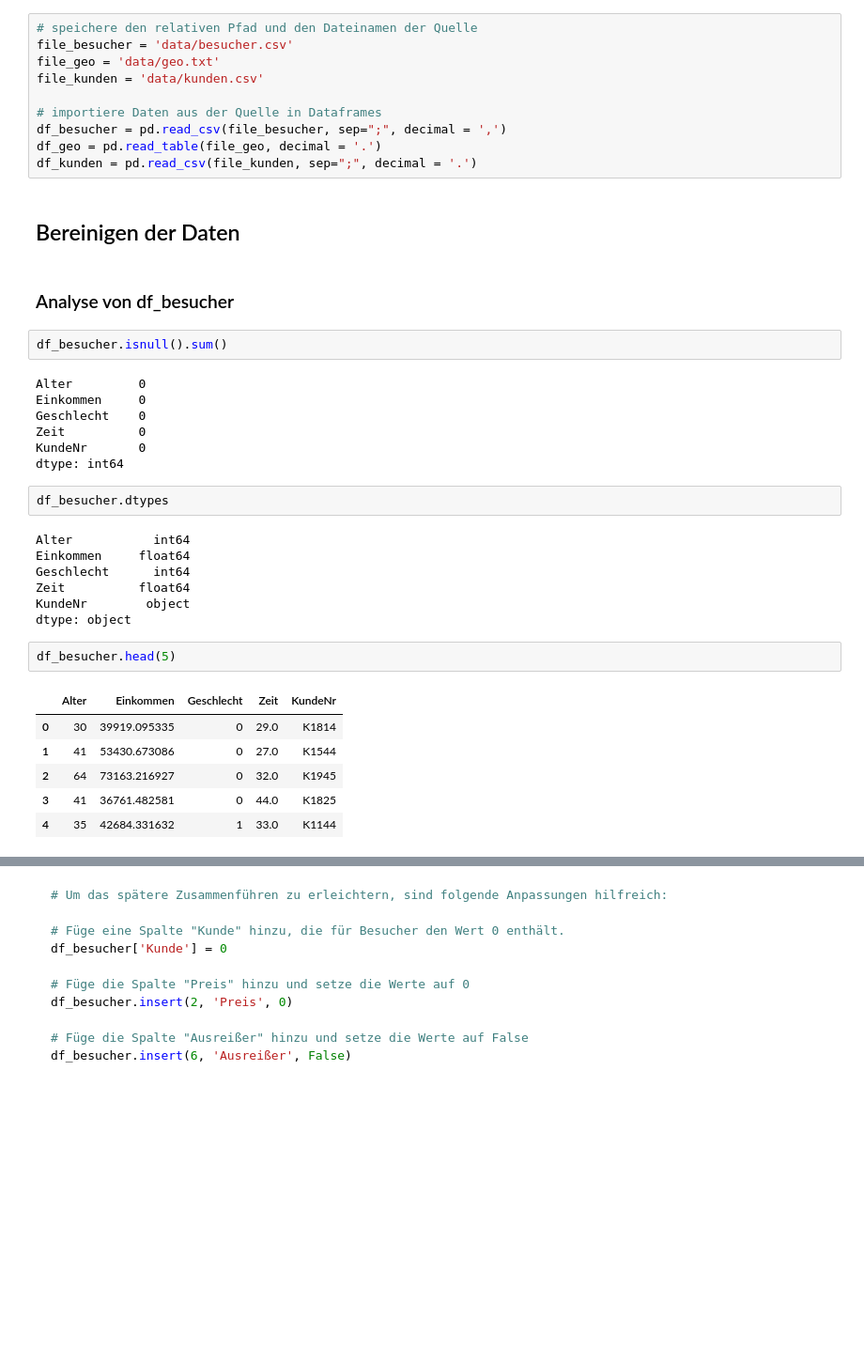
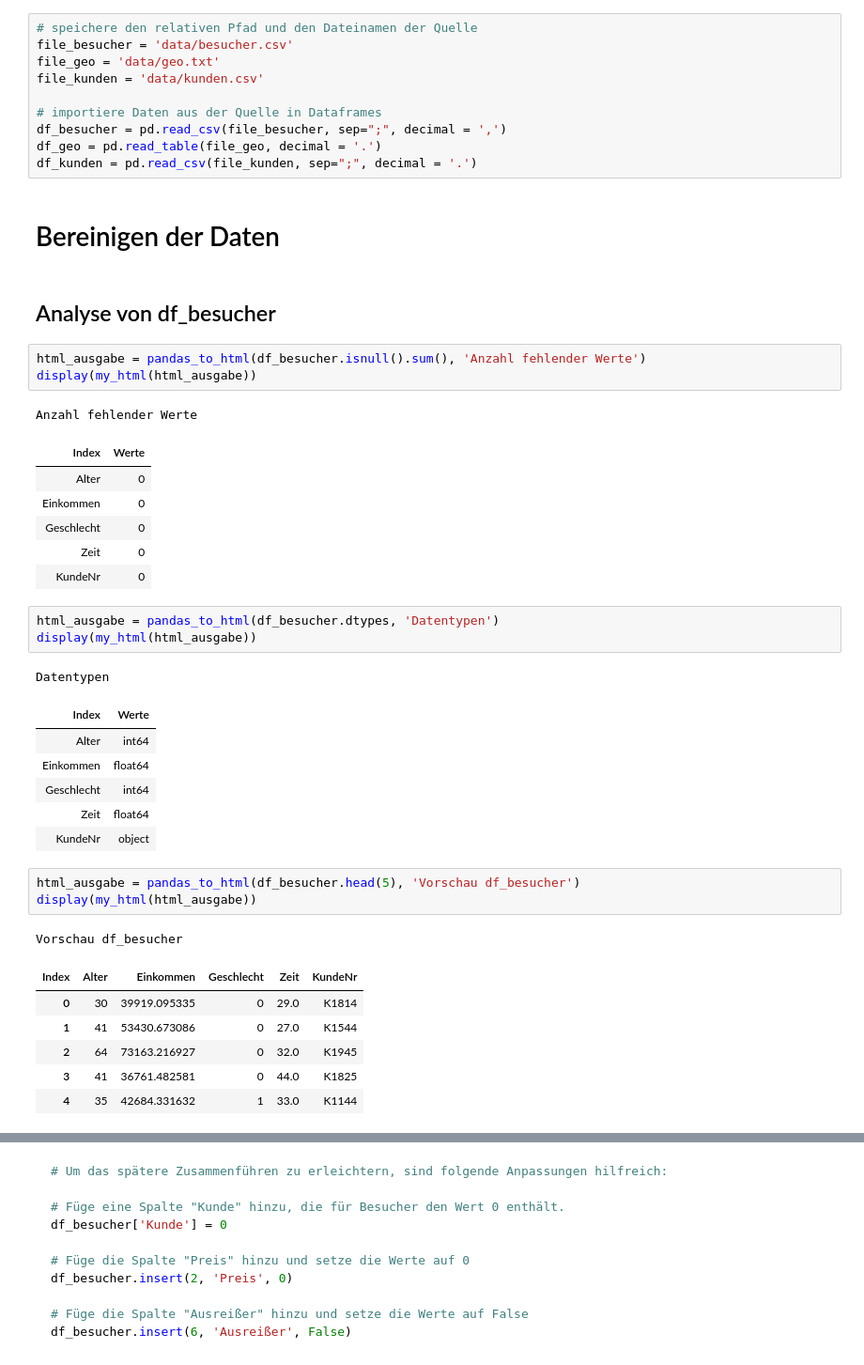
Before and after one commit to SebastianKnoche/final_projectSS24_Group4, a Jupyter notebook: presentation.ipynb, the cells around one changed output, grey strips where cells are left out. Shown at 94% size. Cells and saved outputs as stored; diff of their text form; blank space fills up the shorter version.

Commit message:
HTML Ausgaben integriert

```diff
--- a/presentation.ipynb
+++ b/presentation.ipynb
@@ -37,31 +101,37 @@ df_besucher = pd.read_csv(file_besucher, sep=";", decimal = ',')
 df_geo = pd.read_table(file_geo, decimal = '.')
 df_kunden = pd.read_csv(file_kunden, sep=";", decimal = '.')
 # %% [markdown]
-## Bereinigen der Daten
+# Bereinigen der Daten
 # %% [markdown]
-### Analyse von df_besucher
+## Analyse von df_besucher
 # %%
-df_besucher.isnull().sum()
+html_ausgabe = pandas_to_html(df_besucher.isnull().sum(), 'Anzahl fehlender Werte')
+display(my_html(html_ausgabe))
 # %% [output]
-Alter         0
-Einkommen     0
-Geschlecht    0
-Zeit          0
-KundeNr       0
-dtype: int64
+Anzahl fehlender Werte
+| Index | Werte |
+| Alter | 0 |
+| Einkommen | 0 |
+| Geschlecht | 0 |
+| Zeit | 0 |
+| KundeNr | 0 |
 # %%
-df_besucher.dtypes
+html_ausgabe = pandas_to_html(df_besucher.dtypes, 'Datentypen')
+display(my_html(html_ausgabe))
 # %% [output]
-Alter           int64
-Einkommen     float64
-Geschlecht      int64
-Zeit          float64
-KundeNr        object
-dtype: object
+Datentypen
+| Index | Werte |
+| Alter | int64 |
+| Einkommen | float64 |
+| Geschlecht | int64 |
+| Zeit | float64 |
+| KundeNr | object |
 # %%
-df_besucher.head(5)
+html_ausgabe = pandas_to_html(df_besucher.head(5), 'Vorschau df_besucher')
+display(my_html(html_ausgabe))
 # %% [output]
+Vorschau df_besucher
-|  | Alter | Einkommen | Geschlecht | Zeit | KundeNr |
+| Index | Alter | Einkommen | Geschlecht | Zeit | KundeNr |
 | 0 | 30 | 39919.095335 | 0 | 29.0 | K1814 |
 | 1 | 41 | 53430.673086 | 0 | 27.0 | K1544 |
 | 2 | 64 | 73163.216927 | 0 | 32.0 | K1945 |
```
Also changed, not shown: parts of 31 cells of this notebook, 1 other file.
